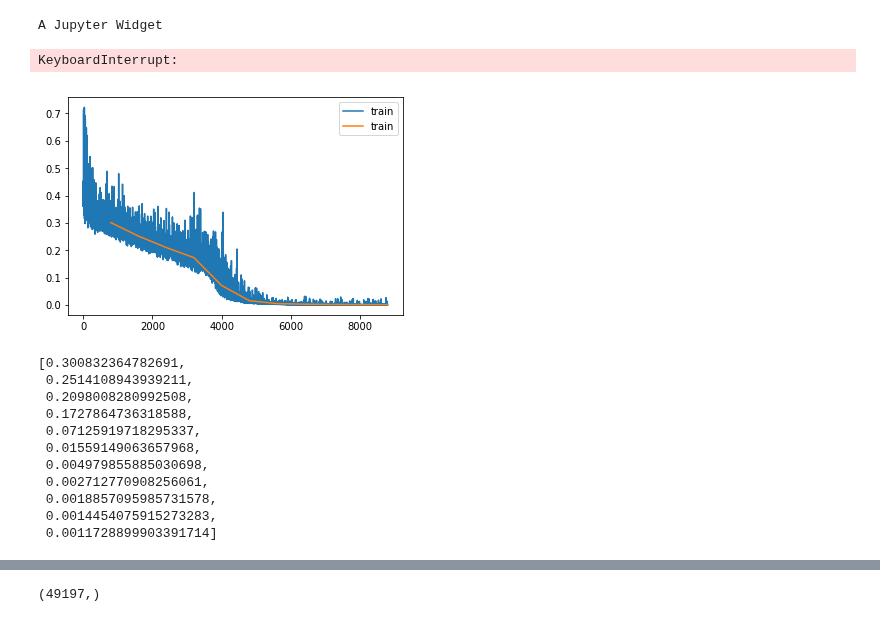
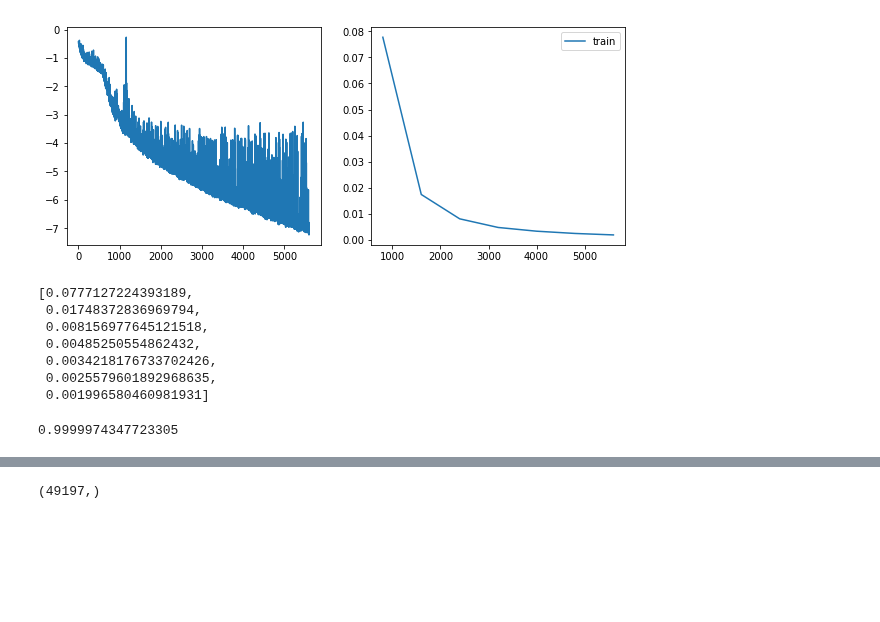
Before and after one commit to rykachevskiy/CRISPR, a Jupyter notebook: Graph_to_chains/GNN.ipynb, the cells around one changed output, grey strips where cells are left out. Saved outputs shown, nothing was run; the diff lists cells and outputs as text; code cells hidden in the pictures; blank space fills up the shorter version.

```diff
--- a/Graph_to_chains/GNN.ipynb
+++ b/Graph_to_chains/GNN.ipynb
@@ -134,7 +121,7 @@ tf.reset_default_graph()
 sess = tf.Session()
 
 
-gnn = GNN(10)
+gnn = GNN(4)
 gnn.prepare_specific_graph_model()
 last_h = gnn.compute_final_node_representations()
 out, logits = gnn.predict(last_h = last_h)
@@ -169,21 +143,9 @@ ag = pickle.load(open("../../data/simulation/40_40_01_005/after_grs", 'rb'))
-# %%
-embs = []
-adjs = []
-targets = []
-
-for i in tqdm_notebook(range(1000)):
-    adj, emb, t = gt.process_graph(ag[i], bg[i])
-
-#     embs.append(emb)
-#     adjs.append(adj)
-#     targets.append(t)
-# %% [output]
-A Jupyter Widget
-KeyboardInterrupt:
 # %%
 embs = np.load("../../data/gnn_prepared/embs.npy")
 adjs = np.load("../../data/gnn_prepared/adjs.npy")
 targets = np.load("../../data/gnn_prepared/target.npy")
+# %%
+embs = np.array([np.hstack((x, np.zeros((x.shape[0], 5)))) for x in embs])
 # %%
 train_embs, test_embs = embs[:800], embs[800:]
 train_adjs, test_adjs = adjs[:800], adjs[800:]
@@ -203,15 +165,18 @@ def iterate_minibatches(e,a,t, batchsize, shuffle=True):
 train_losses = []
 test_losses = []
 # %%
-epochs = 5
+epochs = 7
 for epoch in range(epochs):
     for i, (batch_e, batch_a, batch_t) in enumerate(iterate_minibatches(\
                 train_embs, train_adjs, train_targets, 1)):
 
-        batch_embs = batch_e[0][:,1:]
+        batch_embs = batch_e[0][:,1:5]
         batch_adj = batch_a[0][0]
         batch_target = np.zeros((batch_t[0].shape[0], 2))
         batch_target[np.arange(batch_target.shape[0]), batch_t[0]] = 1
+
+#         print(batch_e[0].shape, batch_adj.shape)
+
 
         feed_dict = {
             gnn.placeholders['graph_state_keep_prob'] : keep_p,
@@ -231,7 +196,7 @@ for epoch in range(epochs):
     for i, (batch_e, batch_a, batch_t) in enumerate(iterate_minibatches(\
                 test_embs, test_adjs, test_targets, 1)):
 
-        batch_embs = batch_e[0][:,1:]
+        batch_embs = batch_e[0][:,1:5]
         batch_adj = batch_a[0][0]
         batch_target = np.zeros((batch_t[0].shape[0], 2))
         batch_target[np.arange(batch_target.shape[0]), batch_t[0]] = 1
@@ -251,48 +216,46 @@ for epoch in range(epochs):
 
     test_losses.append(batch_loss)
 
 
     if epoch%1==0:
-        display.clear_output(wait=True)
-        plt.plot(train_losses, label='train')
-        plt.plot([i * train_adjs.shape[0] for i in range(1, len(test_losses) + 1)], test_losses, label='train')
+        display.clear_output()
+        f = plt.figure(figsize= (10, 4))
+        ax1, ax2 = f.subplots(1,2)
+        ax1.plot(np.log(train_losses), label='train')
+        ax2.plot([i * train_adjs.shape[0] for i in range(1, len(test_losses) + 1)], test_losses, label='train')
         plt.legend()
         plt.show()
 #         curr_loss += batch_loss[1]
 
 #         if i % n == 0:
 #             if i != 0:
 #                 losses_each_n.append( curr_loss / n)
 
 #             curr_loss = 0
 
 
 #             display.clear_output(wait=True)
 #             plt.plot(losses_each_n[1:], label='train')
 #             plt.plot(val_x, val_losses, label='test')
 #             plt.legend()
 #             plt.show()
 
 #     val_loss = sess.run(loss,  feed_dict={inp : np.hstack((X, X_emb[:,:5]))[800:].reshape(-1, 150), target: y[800:].reshape(-1, 100)})
 #     val_losses.append(val_loss)
 #     val_x.append(len(losses_each_n))
 
 #     curr_loss == 0
 
         #print(batch_loss[1])
 # %% [output]
-[figure, old version]
+[figure, new version]
 # %%
 test_losses
 # %% [output]
-[0.300832364782691,
- 0.2514108943939211,
- 0.2098008280992508,
- 0.1727864736318588,
- 0.07125919718295337,
- 0.01559149063657968,
- 0.004979855885030698,
- 0.002712770908256061,
- 0.0018857095985731578,
- 0.0014454075915273283,
- 0.0011728899903391714]
+[0.0777127224393189,
+ 0.01748372836969794,
+ 0.008156977645121518,
+ 0.00485250554862432,
+ 0.0034218176733702426,
+ 0.0025579601892968635,
+ 0.001996580460981931]
@@ -299,3 +288,7 @@ test_losses
+# %%
+roc_auc_score(np.hstack([x[0] for x in targets]), np.vstack(outs)[:, 1])
+# %% [output]
+0.9999974347723305
 # %%
 path = "../../data/gnn_prepared/"
 name = "ES3_22"
```
Also changed, not shown: parts of 28 cells of this notebook, 5 other files.
